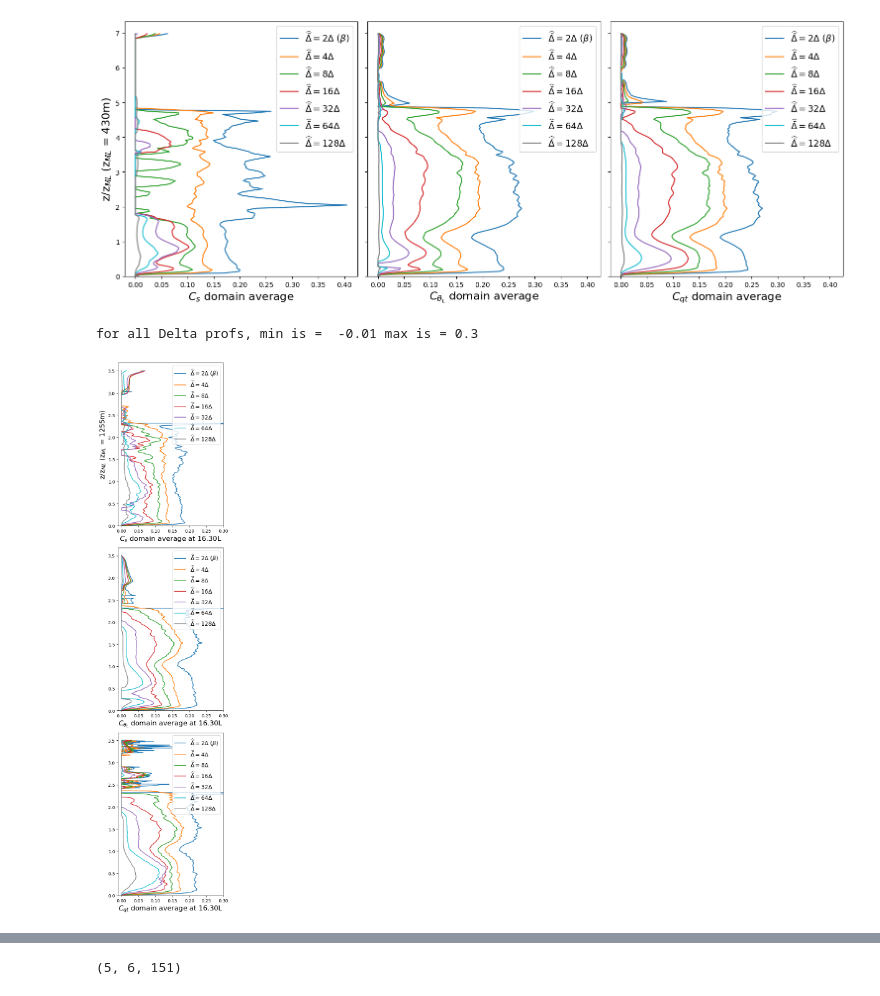
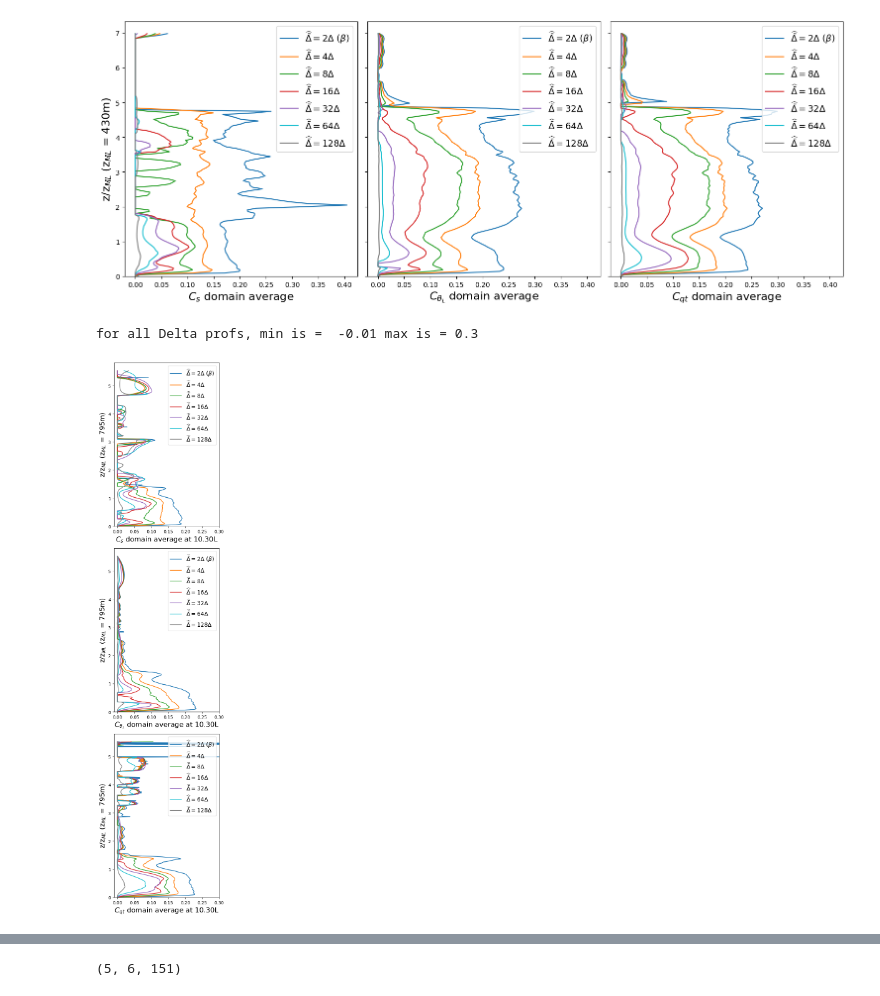
Before and after one commit to a-power/LES_analysis, a Jupyter notebook: updated_th_L_C_profs.ipynb, the cells around one changed output, grey strips where cells are left out. Cells and saved outputs as stored; diff of their text form; code cells hidden in the pictures.

```diff
--- a/updated_th_L_C_profs.ipynb
+++ b/updated_th_L_C_profs.ipynb
@@ -18,7 +18,7 @@ def plot_C_all_Deltas(Cs, Cth, Cqt, C_sq_1_beta, z, z_i, labels_in, title, plot_
     if case == 'BOMEX':
         fig, ax = plt.subplots(nrows=1, ncols=3, sharey=True, figsize=(15,6))
     else:
-        fig, ax = plt.subplots(nrows=3, ncols=1, sharey=True, figsize=(4,18))
+        fig, ax = plt.subplots(nrows=3, ncols=1, sharey=False, figsize=(4,18))
 
     fig.tight_layout(pad=0.5)
 
@@ -107,6 +107,10 @@ def plot_C_all_Deltas(Cs, Cth, Cqt, C_sq_1_beta, z, z_i, labels_in, title, plot_
     ax[2].set_ylim(bottom=0)
 
     ax[0].set_ylabel("z/z$_{ML}$ (z$_{ML}$ = "+ str(z_i) + "m)", fontsize=16)
+    if case=='ARM':
+        ax[1].set_ylabel("z/z$_{ML}$ (z$_{ML}$ = "+ str(z_i) + "m)", fontsize=16)
+        ax[2].set_ylabel("z/z$_{ML}$ (z$_{ML}$ = "+ str(z_i) + "m)", fontsize=16)
+    plt.savefig(plot_dir + f'{case}_{t}_{C_type}_{title}_all_Delta_prof_scaled_zn.pdf', bbox_inches='tight')
     plt.savefig(plot_dir + f'{case}_{t}_{C_type}_{title}_all_Delta_prof_scaled_zn.png', bbox_inches='tight')
     plt.show()
 
@@ -212,14 +216,14 @@ for all Delta profs, min is =  -0.02025325420880291 max is = 0.4253183383848611
 ARM_times = ['18000', '25200', '32400', '39600']
 # %%
 p = 0
-time_stamp = 3
+time_stamp = 0
 
-plot_C_all_Deltas(C_sq_ARM_39600_0[0,p,...], C_sq_ARM_39600_0[1,p,...], C_sq_ARM_39600_0[2,p,...], C_sq_ARM_39600_1[:,p,:,:],
+plot_C_all_Deltas(C_sq_ARM_18000_0[0,p,...], C_sq_ARM_18000_0[1,p,...], C_sq_ARM_18000_0[2,p,...], C_sq_ARM_18000_1[:,p,:,:],
                   z_ARM, z_i_ARM[time_stamp], set_labels, 'domain average', plot_dir_ARM, case='ARM',
                   t=ARM_times[time_stamp], C_type = 'C', set_x_axis=[-0.01, 0.3], IC_label = False)
 # %% [output]
 for all Delta profs, min is =  -0.01 max is = 0.3
-[figure, old version]
+[figure, new version]
 # %%
 p = 0
 
```
Also changed, not shown: parts of 9 cells of this notebook, 1 other file.
